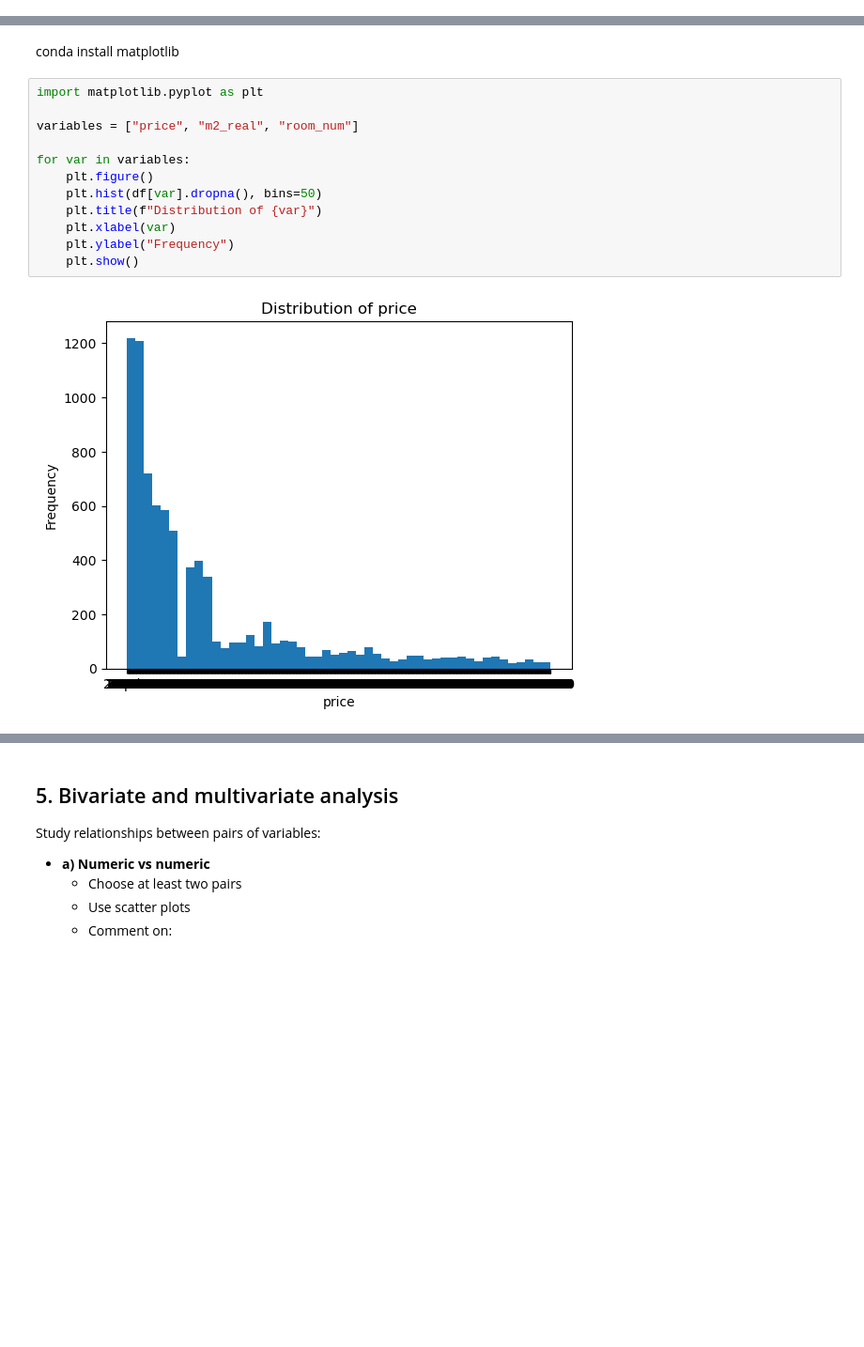
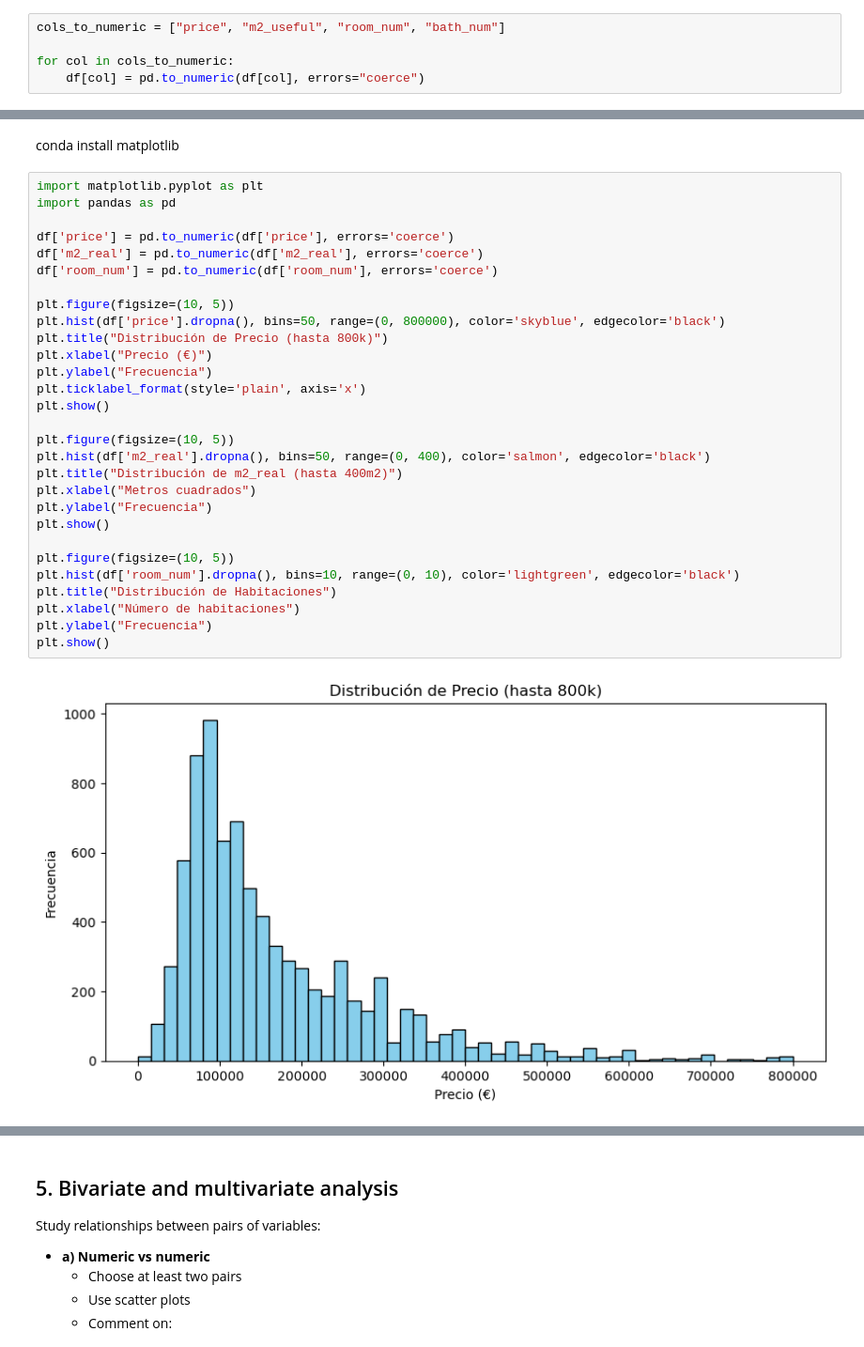
Before and after one commit to pauladata13/dataExploratory-, a Jupyter notebook: task_2.4_EDA_Housing_coruna.ipynb, the cells around one changed output, grey strips where cells are left out. Shown at 94% size. Drawn from its saved outputs; the diff is of its cells as text; blank space fills up the shorter version.

```diff
--- a/task_2.4_EDA_Housing_coruna.ipynb
+++ b/task_2.4_EDA_Housing_coruna.ipynb
@@ -174,0 +116,5 @@ df.describe()
+# %%
+cols_to_numeric = ["price", "m2_useful", "room_num", "bath_num"]
+
+for col in cols_to_numeric:
+    df[col] = pd.to_numeric(df[col], errors="coerce")
@@ -278,15 +218,32 @@ Analyze individual variables:
 conda install matplotlib
 # %%
 import matplotlib.pyplot as plt
+import pandas as pd
 
-variables = ["price", "m2_real", "room_num"]
+df['price'] = pd.to_numeric(df['price'], errors='coerce')
+df['m2_real'] = pd.to_numeric(df['m2_real'], errors='coerce')
+df['room_num'] = pd.to_numeric(df['room_num'], errors='coerce')
 
-for var in variables:
-    plt.figure()
-    plt.hist(df[var].dropna(), bins=50)
-    plt.title(f"Distribution of {var}")
-    plt.xlabel(var)
-    plt.ylabel("Frequency")
-    plt.show()
+plt.figure(figsize=(10, 5))
+plt.hist(df['price'].dropna(), bins=50, range=(0, 800000), color='skyblue', edgecolor='black')
+plt.title("Distribución de Precio (hasta 800k)")
+plt.xlabel("Precio (€)")
+plt.ylabel("Frecuencia")
+plt.ticklabel_format(style='plain', axis='x')
+plt.show()
+
+plt.figure(figsize=(10, 5))
+plt.hist(df['m2_real'].dropna(), bins=50, range=(0, 400), color='salmon', edgecolor='black')
+plt.title("Distribución de m2_real (hasta 400m2)")
+plt.xlabel("Metros cuadrados")
+plt.ylabel("Frecuencia")
+plt.show()
+
+plt.figure(figsize=(10, 5))
+plt.hist(df['room_num'].dropna(), bins=10, range=(0, 10), color='lightgreen', edgecolor='black')
+plt.title("Distribución de Habitaciones")
+plt.xlabel("Número de habitaciones")
+plt.ylabel("Frecuencia")
+plt.show()
 # %% [output]
-[figure, old version]
+[figure, new version]
```
Also changed, not shown: parts of 15 cells of this notebook.
